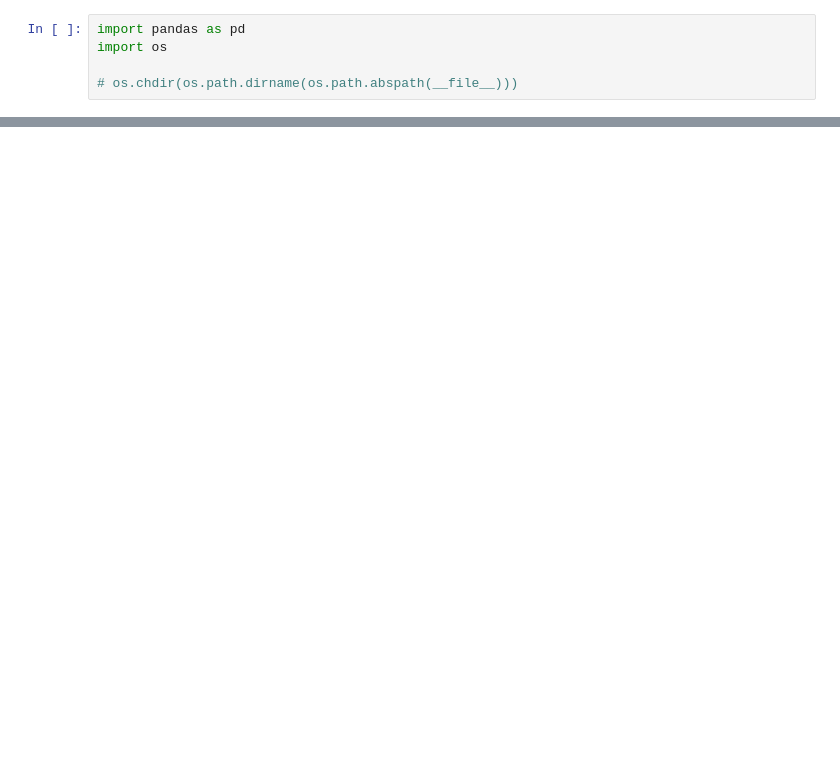
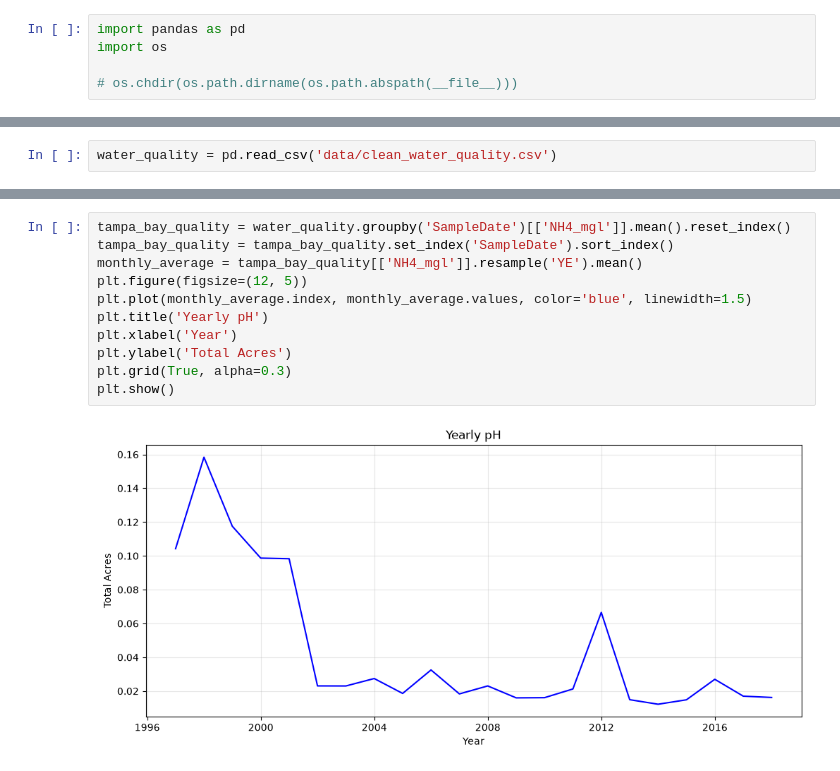
Before and after one commit to Flx232/Fish_Population, a Jupyter notebook: exploratory.ipynb, the cells around one changed output, grey strips where cells are left out. Drawn from its saved outputs; the diff is of its cells as text; blank space fills up the shorter version.

```diff
--- a/exploratory.ipynb
+++ b/exploratory.ipynb
@@ -900,0 +176,2 @@ binned_df
+# %%
+water_quality = pd.read_csv('data/clean_water_quality.csv')
@@ -900,0 +240,13 @@ binned_df
+# %%
+tampa_bay_quality = water_quality.groupby('SampleDate')[['NH4_mgl']].mean().reset_index()
+tampa_bay_quality = tampa_bay_quality.set_index('SampleDate').sort_index()
+monthly_average = tampa_bay_quality[['NH4_mgl']].resample('YE').mean()
+plt.figure(figsize=(12, 5))
+plt.plot(monthly_average.index, monthly_average.values, color='blue', linewidth=1.5)
+plt.title('Yearly pH')
+plt.xlabel('Year')
+plt.ylabel('Total Acres')
+plt.grid(True, alpha=0.3)
+plt.show()
+# %% [output]
+[figure, added]
```
Also changed, not shown: parts of 127 cells of this notebook, 2 other files.
